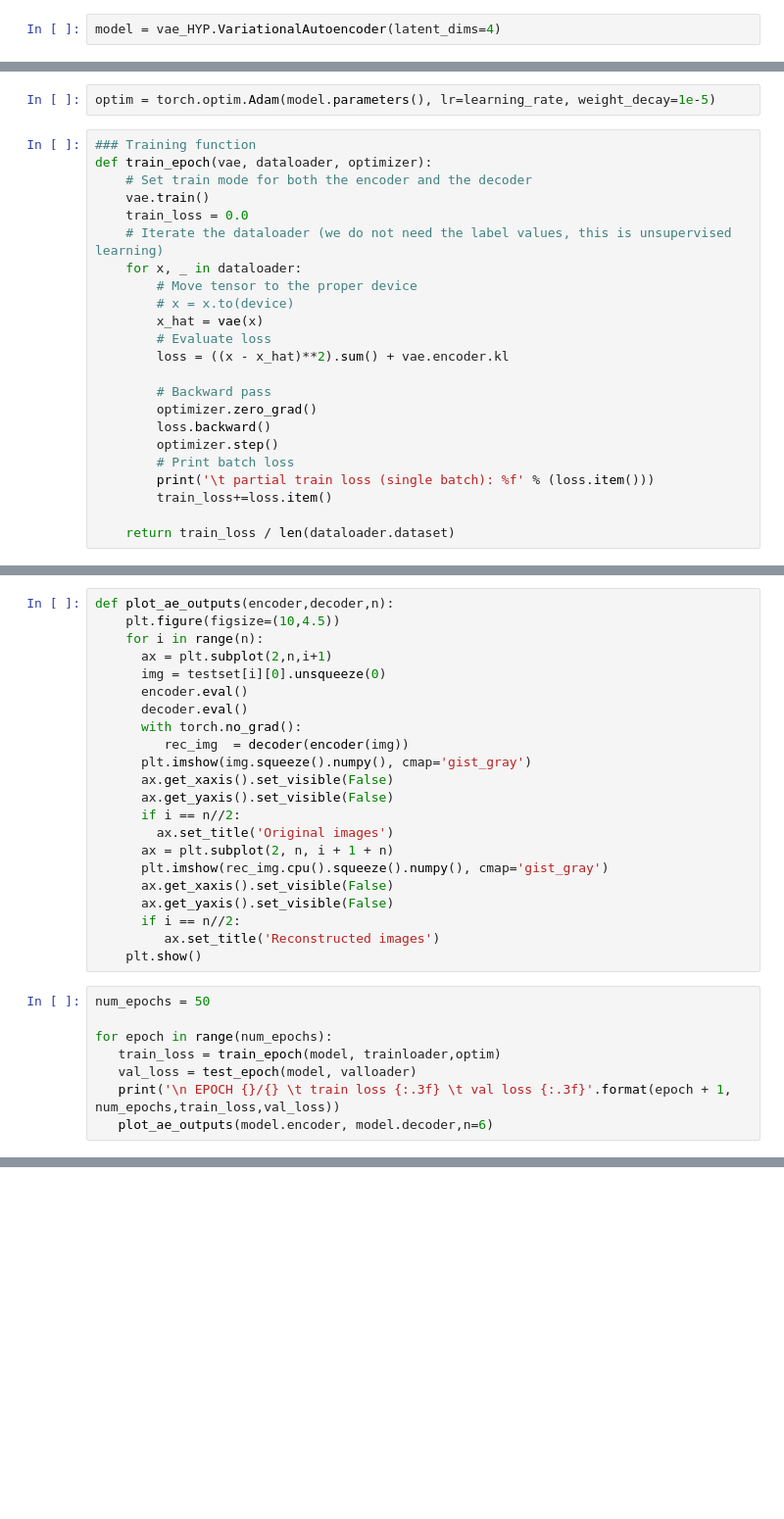
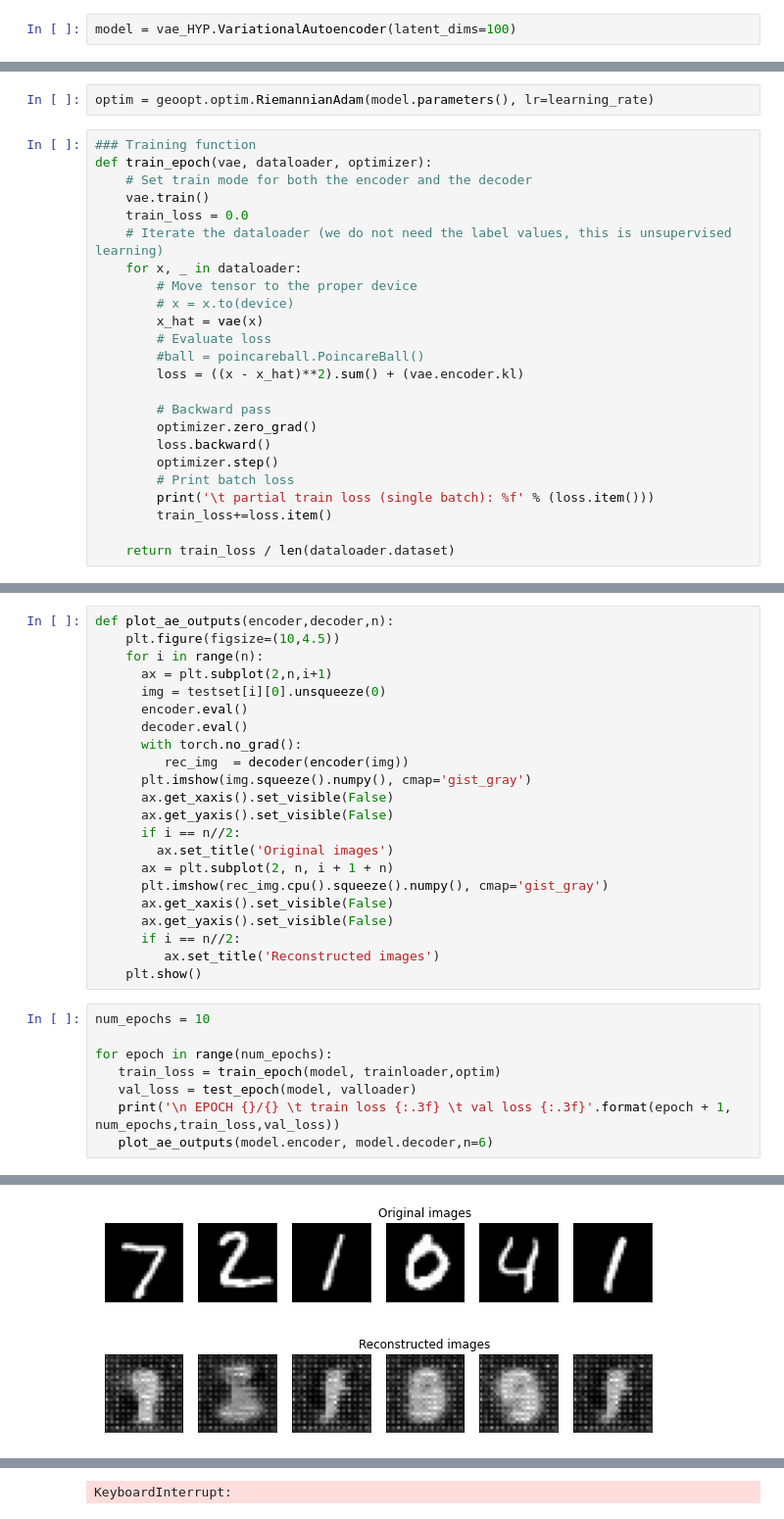
Before and after one commit to julian-8897/Non-Euclidean-NN, a Jupyter notebook: MNIST_digits_vae_test.ipynb, the cells around one changed output, grey strips where cells are left out. Shown at 98% size. Cells and saved outputs as stored; diff of their text form; blank space fills up the shorter version.

```diff
--- a/MNIST_digits_vae_test.ipynb
+++ b/MNIST_digits_vae_test.ipynb
@@ -31,11 +32,11 @@ testloader = torch.utils.data.DataLoader(testset, batch_size=256, shuffle=True)
 # %% [output]
 60000
 # %%
-model = vae_HYP.VariationalAutoencoder(latent_dims=4)
+model = vae_HYP.VariationalAutoencoder(latent_dims=100)
 # %%
 learning_rate = 1e-3
 # %%
-optim = torch.optim.Adam(model.parameters(), lr=learning_rate, weight_decay=1e-5)
+optim = geoopt.optim.RiemannianAdam(model.parameters(), lr=learning_rate)
 # %%
 ### Training function
 def train_epoch(vae, dataloader, optimizer):
@@ -48,7 +49,8 @@ def train_epoch(vae, dataloader, optimizer):
         # x = x.to(device)
         x_hat = vae(x)
         # Evaluate loss
-        loss = ((x - x_hat)**2).sum() + vae.encoder.kl
+        #ball = poincareball.PoincareBall()
+        loss = ((x - x_hat)**2).sum() + (vae.encoder.kl)
 
         # Backward pass
         optimizer.zero_grad()
@@ -100,7 +102,7 @@ def plot_ae_outputs(encoder,decoder,n):
          ax.set_title('Reconstructed images')
     plt.show()
 # %%
-num_epochs = 50
+num_epochs = 10
 
 for epoch in range(num_epochs):
    train_loss = train_epoch(model, trainloader,optim)
@@ -111,0 +130 @@ RuntimeError: The size of tensor a (256) must match the size of tensor b (4) at
+[figure, added]
@@ -111,0 +220 @@ RuntimeError: The size of tensor a (256) must match the size of tensor b (4) at
+KeyboardInterrupt:
```
Also changed, not shown: parts of 2 cells of this notebook, 2 other files.
